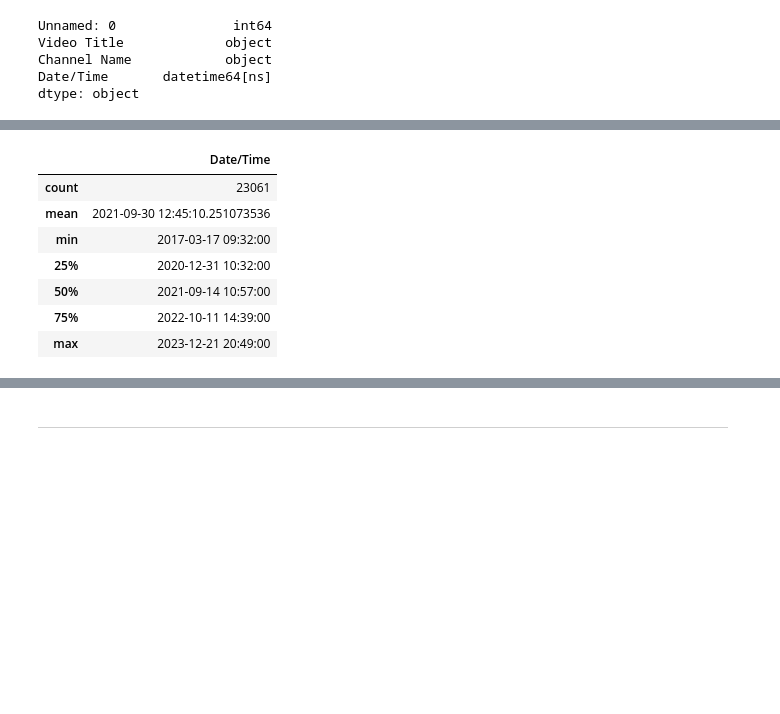
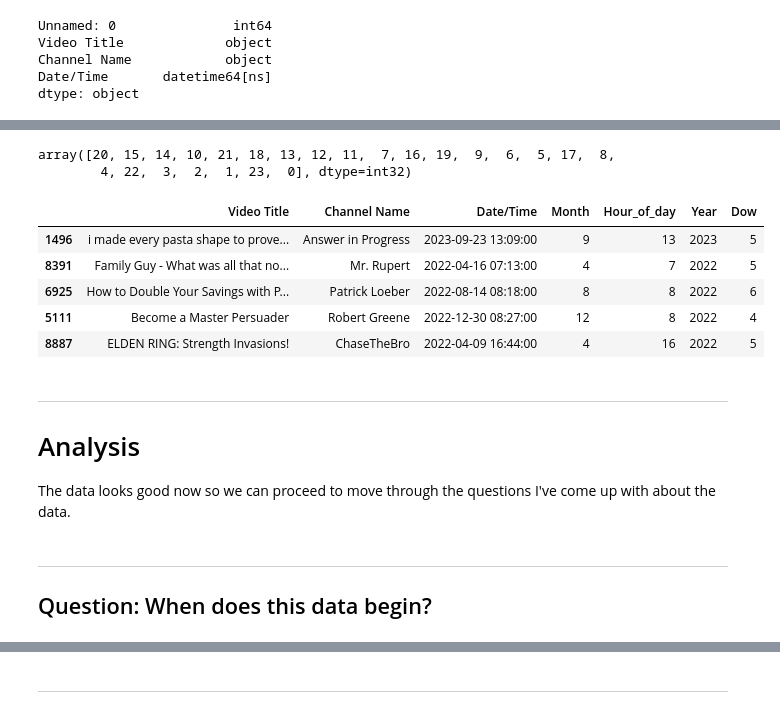
Before and after one commit to TheCardist/Kaggle_Notebooks, a Jupyter notebook: youtube-viewing-history-analysis.ipynb, the cells around one changed output, grey strips where cells are left out. Drawn from its saved outputs; the diff is of its cells as text; code cells hidden in the pictures; blank space fills up the shorter version.

Commit message:
Kaggle Notebook | YouTube Viewing History Analysis

```diff
--- a/youtube-viewing-history-analysis.ipynb
+++ b/youtube-viewing-history-analysis.ipynb
@@ -129,17 +133,6 @@ data shape: (25222, 3)
 | Video Title | object | 426 | 1.689002 | 23382 | NaT | NaT | NaT | 60 Seconds speedruns are incredib... | Todd McFarlane Answers Comics Que... | ... |
 | Channel Name | object | 2164 | 8.579811 | 8663 | NaT | NaT | NaT | EazySpeezy | WIRED | ... |
 | Date/Time | datetime64[ns] | 2161 | 8.567917 | 19621 | 2017-03-17 09:32:00 | 2023-12-21 20:49:00 | 2021-09-30 12:45:10.251073536 | 2023-12-21 20:49:00 | 2023-12-21 20:48:00 | ... |
-# %%
-df.describe()
-# %% [output]
-|  | Date/Time |
-| count | 23061 |
-| mean | 2021-09-30 12:45:10.251073536 |
-| min | 2017-03-17 09:32:00 |
-| 25% | 2020-12-31 10:32:00 |
-| 50% | 2021-09-14 10:57:00 |
-| 75% | 2022-10-11 14:39:00 |
-| max | 2023-12-21 20:49:00 |
 # %%
 # Sometimes it looks like youtube provides the URL instead of the title and
 # doesn't capture the channel, datetime; so we'll drop those
@@ -151,3 +144,29 @@ data shape: (23058, 3)
 | Video Title | object | 0 | 0.000000 | 21833 | NaT | NaT | NaT | 60 Seconds speedruns are incredib... | Todd McFarlane Answers Comics Que... | ... |
 | Channel Name | object | 0 | 0.000000 | 8663 | NaT | NaT | NaT | EazySpeezy | WIRED | ... |
 | Date/Time | datetime64[ns] | 0 | 0.000000 | 19620 | 2017-03-17 09:32:00 | 2023-12-21 20:49:00 | 2021-09-30 11:36:06.599011072 | 2023-12-21 20:49:00 | 2023-12-21 20:48:00 | ... |
+# %%
+# Let's create a few new columns to answer a few more questions
+df['Month'] = df['Date/Time'].dt.month
+df['Hour_of_day'] = df['Date/Time'].dt.hour
+df['Year'] = df['Date/Time'].dt.year
+df['Dow'] = df['Date/Time'].dt.day_of_week
+df['Hour_of_day'].unique() # making sure it's in 24 hr format
+# %% [output]
+array([20, 15, 14, 10, 21, 18, 13, 12, 11,  7, 16, 19,  9,  6,  5, 17,  8,
+        4, 22,  3,  2,  1, 23,  0], dtype=int32)
+# %%
+df.sample(5)
+# %% [output]
+|  | Video Title | Channel Name | Date/Time | Month | Hour_of_day | Year | Dow |
+| 1496 | i made every pasta shape to prove... | Answer in Progress | 2023-09-23 13:09:00 | 9 | 13 | 2023 | 5 |
+| 8391 | Family Guy - What was all that no... | Mr. Rupert | 2022-04-16 07:13:00 | 4 | 7 | 2022 | 5 |
+| 6925 | How to Double Your Savings with P... | Patrick Loeber | 2022-08-14 08:18:00 | 8 | 8 | 2022 | 6 |
+| 5111 | Become a Master Persuader | Robert Greene | 2022-12-30 08:27:00 | 12 | 8 | 2022 | 4 |
+| 8887 | ELDEN RING: Strength Invasions! | ChaseTheBro | 2022-04-09 16:44:00 | 4 | 16 | 2022 | 5 |
+# %% [markdown]
+---
+# Analysis
+The data looks good now so we can proceed to move through the questions I've come up with about the data.
+# %% [markdown]
+---
+## Question: When does this data begin?
```
Also changed, not shown: parts of 47 cells of this notebook.
